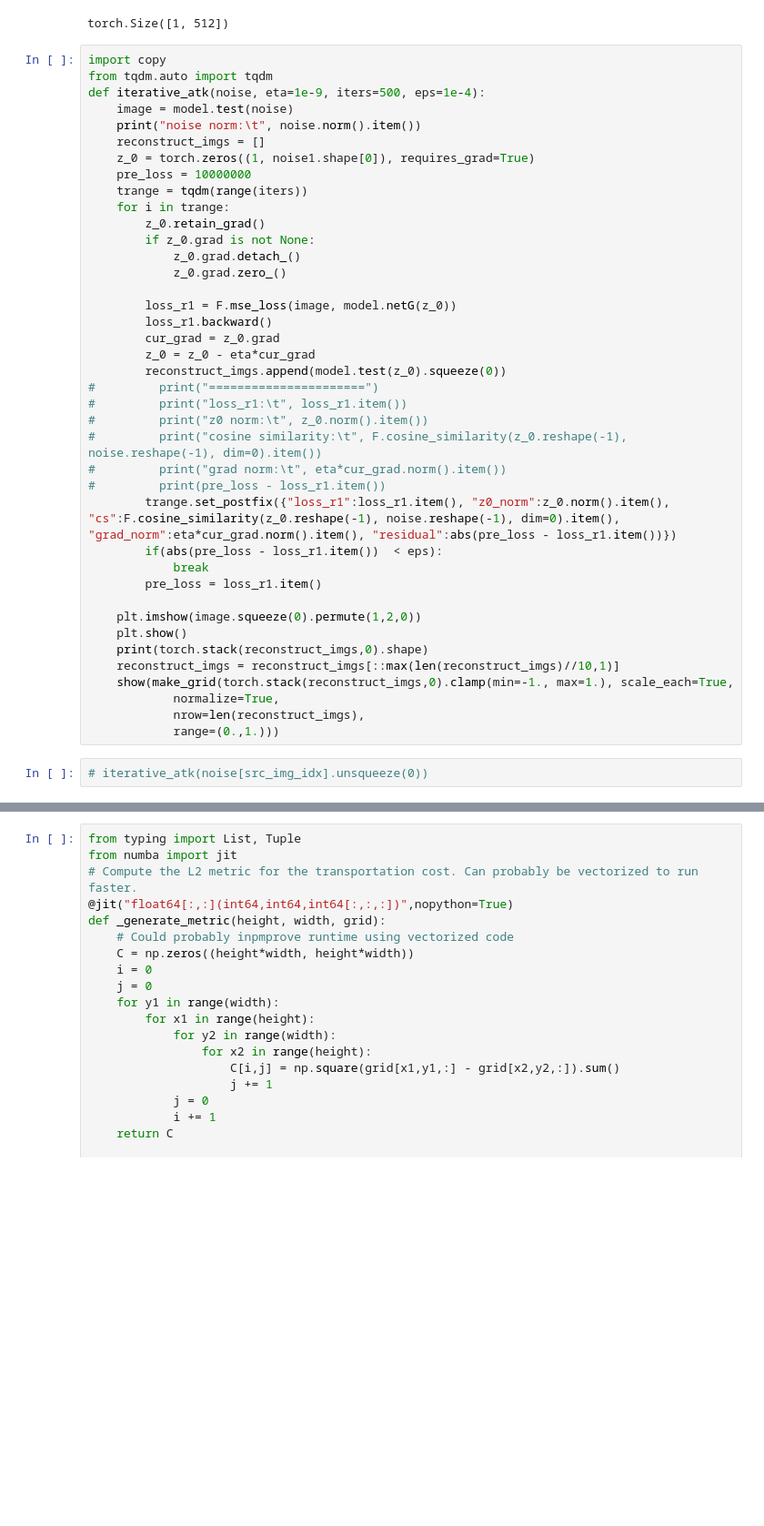
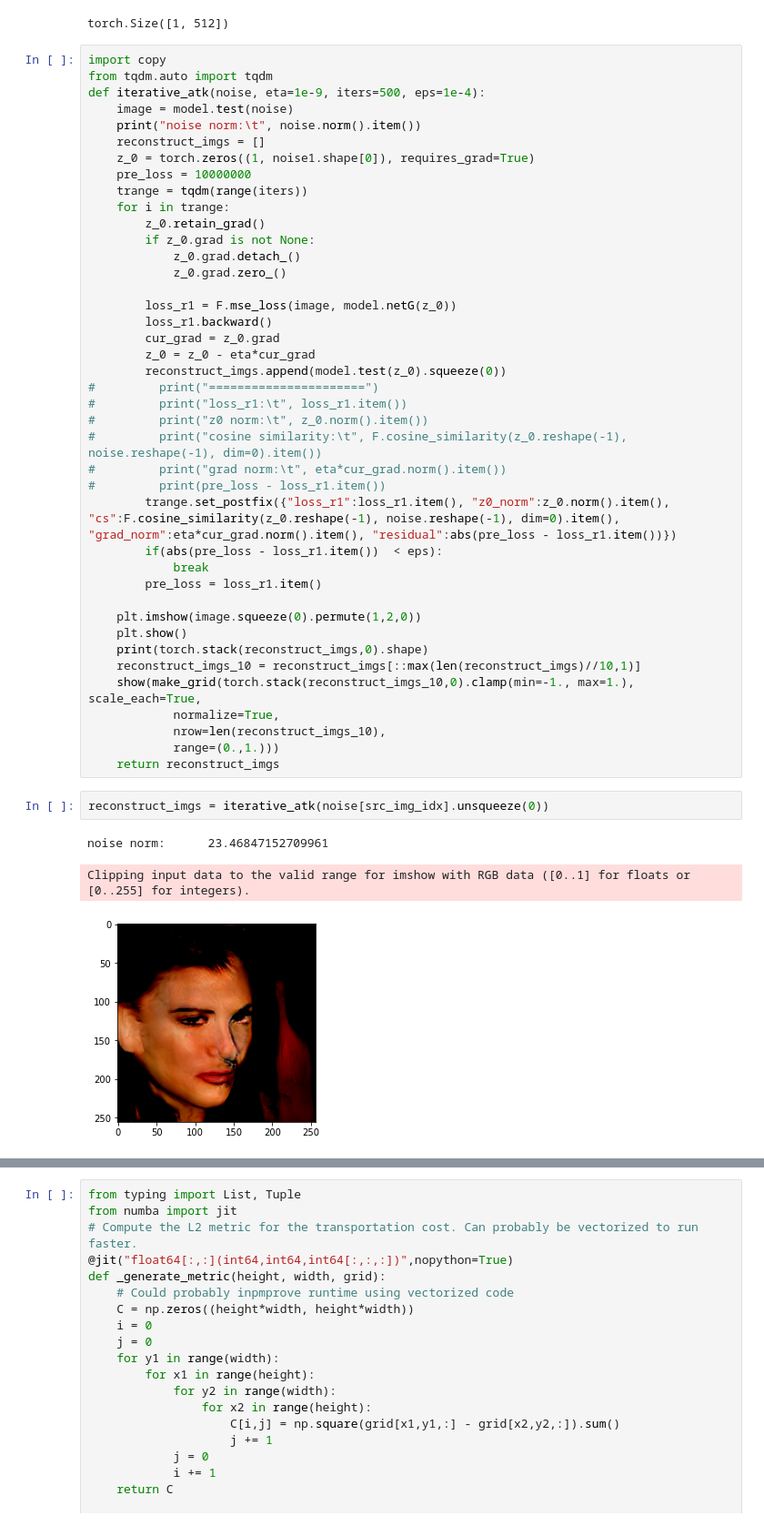
Before and after one commit to George0828Zhang/gradient-origin-morph, a Jupyter notebook: PGAN.ipynb, the cells around one changed output, grey strips where cells are left out. Shown at 91% size. Cells and saved outputs as stored; diff of their text form; blank space fills up the shorter version.

```diff
--- a/PGAN.ipynb
+++ b/PGAN.ipynb
@@ -109,10 +133,15 @@ def iterative_atk(noise, eta=1e-9, iters=500, eps=1e-4):
     plt.imshow(image.squeeze(0).permute(1,2,0))
     plt.show()
     print(torch.stack(reconstruct_imgs,0).shape)
-    reconstruct_imgs = reconstruct_imgs[::max(len(reconstruct_imgs)//10,1)]
-    show(make_grid(torch.stack(reconstruct_imgs,0).clamp(min=-1., max=1.), scale_each=True,
+    reconstruct_imgs_10 = reconstruct_imgs[::max(len(reconstruct_imgs)//10,1)]
+    show(make_grid(torch.stack(reconstruct_imgs_10,0).clamp(min=-1., max=1.), scale_each=True,
             normalize=True,
-            nrow=len(reconstruct_imgs),
+            nrow=len(reconstruct_imgs_10),
             range=(0.,1.)))
+    return reconstruct_imgs
 # %%
-# iterative_atk(noise[src_img_idx].unsqueeze(0))
+reconstruct_imgs = iterative_atk(noise[src_img_idx].unsqueeze(0))
+# %% [output]
+noise norm:      23.46847152709961
+Clipping input data to the valid range for imshow with RGB data ([0..1] for floats or [0..255] for integers).
+[figure, added]
```
Also changed, not shown: parts of 16 cells of this notebook.
